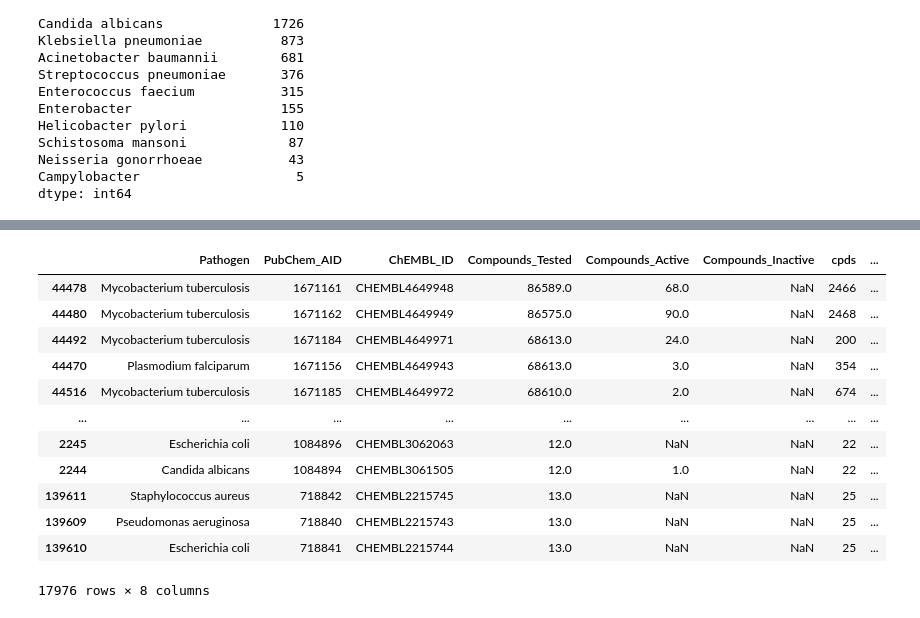
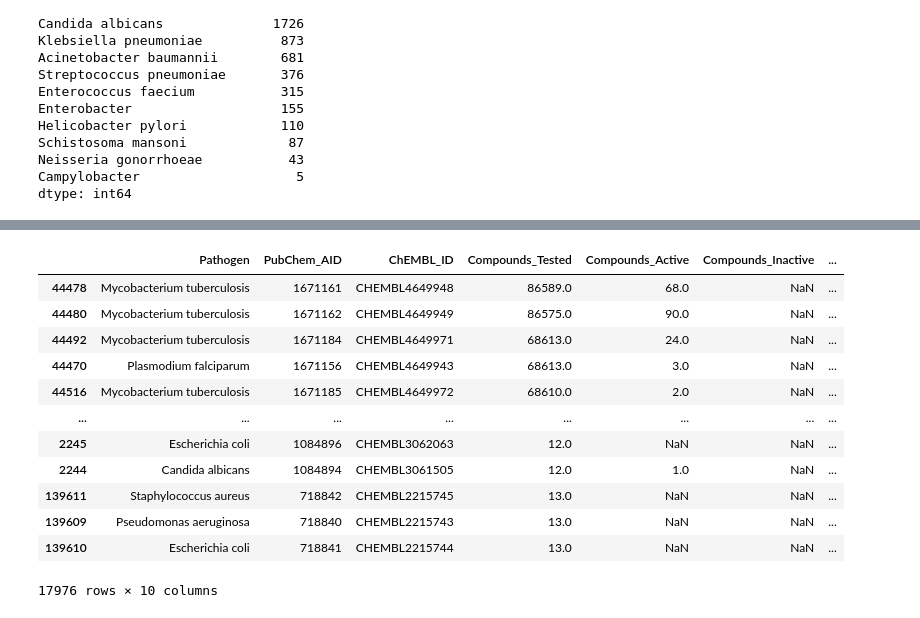
Before and after one commit to ersilia-os/pubchem-antimicrobial-tasks, a Jupyter notebook: notebooks/001_pathogens_of_interest_taxid.ipynb, the cells around one changed output, grey strips where cells are left out. Drawn from its saved outputs; the diff is of its cells as text; code cells hidden in the pictures.

```diff
--- a/notebooks/001_pathogens_of_interest_taxid.ipynb
+++ b/notebooks/001_pathogens_of_interest_taxid.ipynb
@@ -1442,6 +1456,7 @@ pubchem_sub = pubchem_assays[
         "Compounds_Tested",
         "Compounds_Active",
         "Compounds_Inactive",
+        "Tested_Substances"
     ]
 ]
 
@@ -1476,7 +1491,7 @@ compounds = (
 # %%
 # Ensure numeric types
 
-num_cols = ["Compounds_Tested", "cpds"]
+num_cols = ["Compounds_Tested", "Tested_Substances", "cpds"]
 
 for col in num_cols:
     compounds[col] = pd.to_numeric(compounds[col], errors="coerce")
@@ -1486,5 +1501,9 @@ compounds["Compounds_diff"] = (
     compounds["Compounds_Tested"] - compounds["cpds"]
 )
 
+compounds["Substances_diff"] = (
+    compounds["Tested_Substances"] - compounds["cpds"]
+)
+
 compounds
 # %% [output]
@@ -1531,27 +1573,29 @@ dtype: int64
 # %%
 assays_compunds_diff[
     [
         "Pathogen",
         "PubChem_AID",
         "ChEMBL_ID",
         "Compounds_Tested",
         "Compounds_Active",
         "Compounds_Inactive",
+        "Tested_Substances",
         "cpds",
         "Compounds_diff",
+        "Substances_diff"
     ]
 ].sort_values("Compounds_diff", ascending=False)
 # %% [output]
-|  | Pathogen | PubChem_AID | ChEMBL_ID | Compounds_Tested | Compounds_Active | Compounds_Inactive | cpds | ... |
-| 44478 | Mycobacterium tuberculosis | 1671161 | CHEMBL4649948 | 86589.0 | 68.0 | NaN | 2466 | ... |
-| 44480 | Mycobacterium tuberculosis | 1671162 | CHEMBL4649949 | 86575.0 | 90.0 | NaN | 2468 | ... |
-| 44492 | Mycobacterium tuberculosis | 1671184 | CHEMBL4649971 | 68613.0 | 24.0 | NaN | 200 | ... |
-| 44470 | Plasmodium falciparum | 1671156 | CHEMBL4649943 | 68613.0 | 3.0 | NaN | 354 | ... |
-| 44516 | Mycobacterium tuberculosis | 1671185 | CHEMBL4649972 | 68610.0 | 2.0 | NaN | 674 | ... |
-| ... | ... | ... | ... | ... | ... | ... | ... | ... |
-| 2245 | Escherichia coli | 1084896 | CHEMBL3062063 | 12.0 | NaN | NaN | 22 | ... |
-| 2244 | Candida albicans | 1084894 | CHEMBL3061505 | 12.0 | 1.0 | NaN | 22 | ... |
-| 139611 | Staphylococcus aureus | 718842 | CHEMBL2215745 | 13.0 | NaN | NaN | 25 | ... |
-| 139609 | Pseudomonas aeruginosa | 718840 | CHEMBL2215743 | 13.0 | NaN | NaN | 25 | ... |
-| 139610 | Escherichia coli | 718841 | CHEMBL2215744 | 13.0 | NaN | NaN | 25 | ... |
+|  | Pathogen | PubChem_AID | ChEMBL_ID | Compounds_Tested | Compounds_Active | Compounds_Inactive | ... |
+| 44478 | Mycobacterium tuberculosis | 1671161 | CHEMBL4649948 | 86589.0 | 68.0 | NaN | ... |
+| 44480 | Mycobacterium tuberculosis | 1671162 | CHEMBL4649949 | 86575.0 | 90.0 | NaN | ... |
+| 44492 | Mycobacterium tuberculosis | 1671184 | CHEMBL4649971 | 68613.0 | 24.0 | NaN | ... |
+| 44470 | Plasmodium falciparum | 1671156 | CHEMBL4649943 | 68613.0 | 3.0 | NaN | ... |
+| 44516 | Mycobacterium tuberculosis | 1671185 | CHEMBL4649972 | 68610.0 | 2.0 | NaN | ... |
+| ... | ... | ... | ... | ... | ... | ... | ... |
+| 2245 | Escherichia coli | 1084896 | CHEMBL3062063 | 12.0 | NaN | NaN | ... |
+| 2244 | Candida albicans | 1084894 | CHEMBL3061505 | 12.0 | 1.0 | NaN | ... |
+| 139611 | Staphylococcus aureus | 718842 | CHEMBL2215745 | 13.0 | NaN | NaN | ... |
+| 139609 | Pseudomonas aeruginosa | 718840 | CHEMBL2215743 | 13.0 | NaN | NaN | ... |
+| 139610 | Escherichia coli | 718841 | CHEMBL2215744 | 13.0 | NaN | NaN | ... |
-17976 rows × 8 columns
+17976 rows × 10 columns
```
Also changed, not shown: parts of 6 cells of this notebook, 1 other file.
